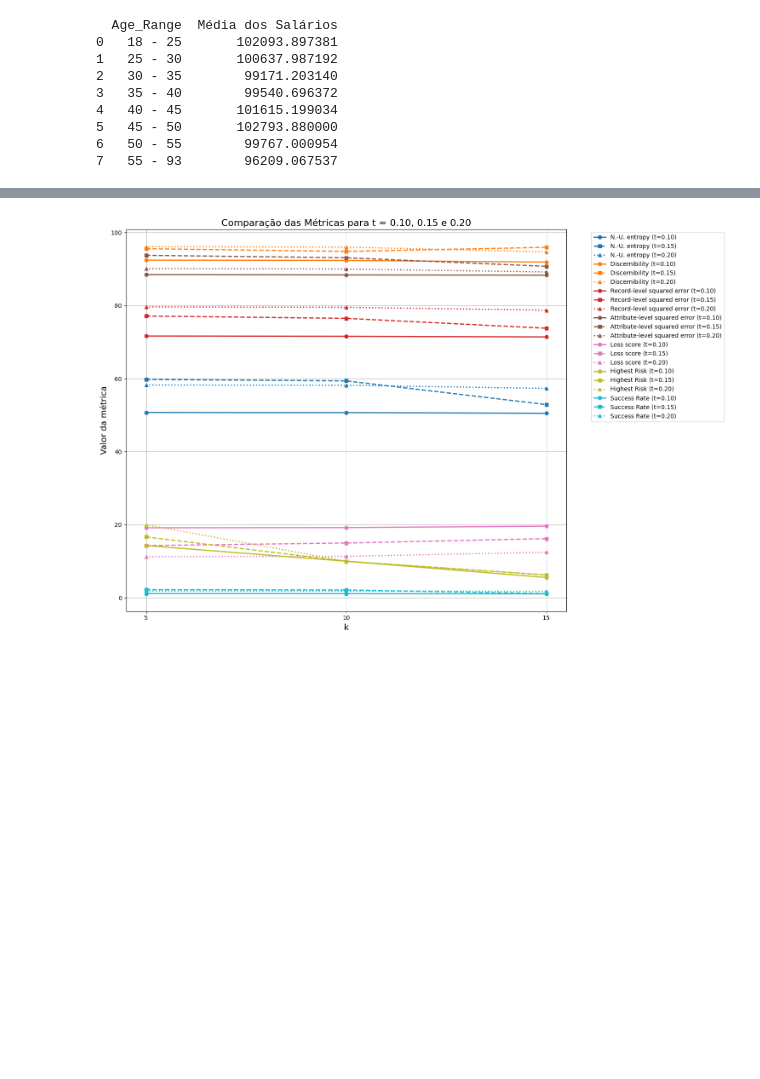
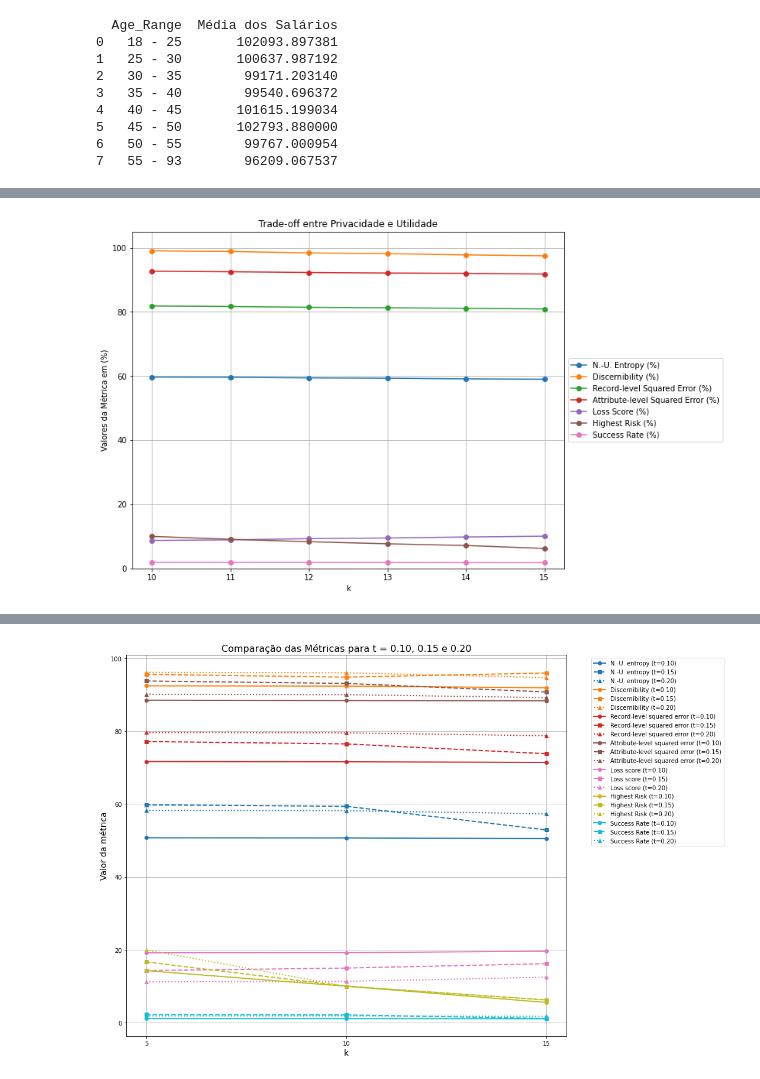
Before and after one commit to matildesimoes/privacidade, a Jupyter notebook: privacidade.ipynb, the cells around one changed output, grey strips where cells are left out. Cells and saved outputs as stored; diff of their text form; code cells hidden in the pictures; blank space fills up the shorter version.

```diff
--- a/privacidade.ipynb
+++ b/privacidade.ipynb
@@ -200,0 +204,22 @@ plt.show()
+# %%
+df = pd.read_csv("k_results2.csv", delimiter=';')
+
+x = df.iloc[:, 0]
+
+plt.figure(figsize=(10, 8))
+
+for coluna in df.columns[1:]:
+    plt.plot(x, df[coluna], marker='o', linestyle='-', label=coluna)
+
+plt.xticks([10, 11, 12, 13, 14, 15])
+
+plt.ylim(0, 105)
+plt.ylabel("Valores da Métrica em (%)")
+plt.xlabel(df.columns[0])
+plt.title("Trade-off entre Privacidade e Utilidade")
+plt.legend(loc="center left", bbox_to_anchor=(1, 0.5))
+plt.grid(True)
+
+plt.show()
+# %% [output]
+[figure, added]
```
Also changed, not shown: parts of 6 cells of this notebook, 4 other files.
